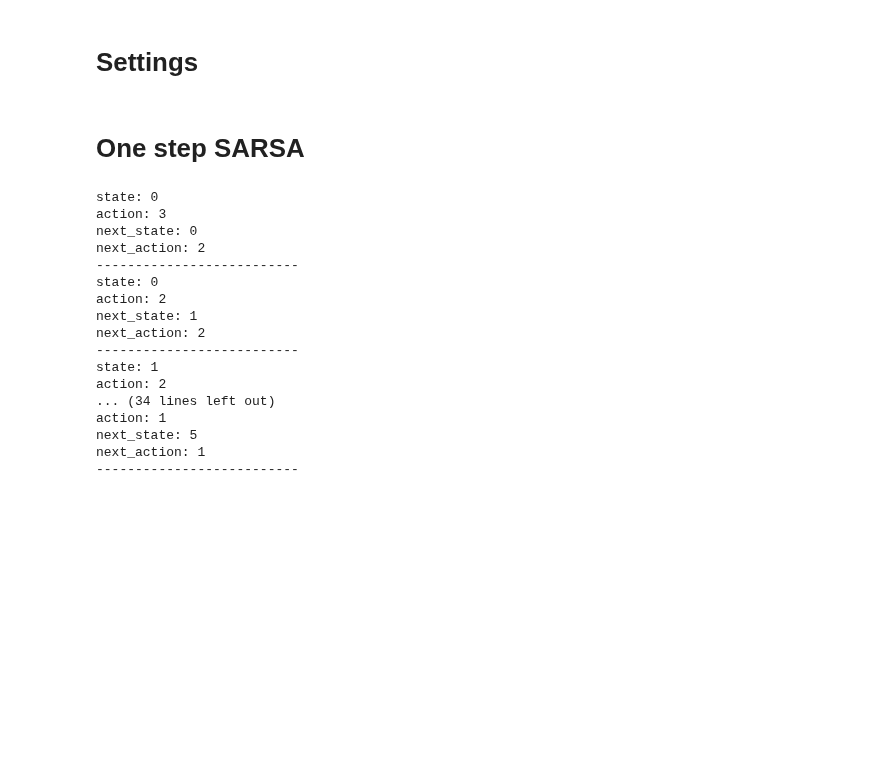
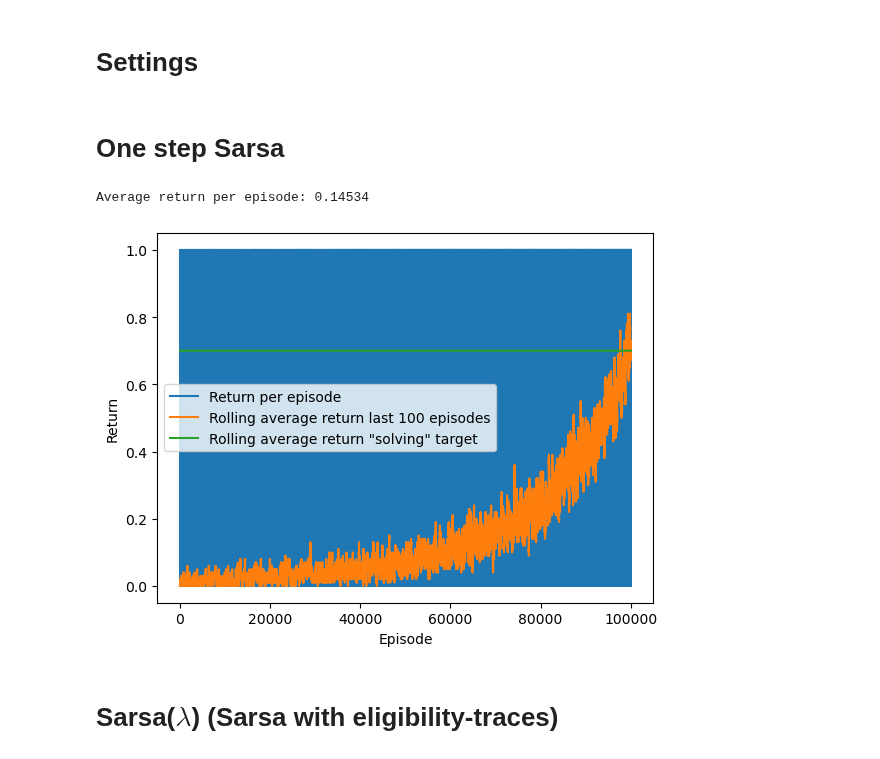
Before and after one commit to CarlFredriksson/rl-gymnasium-training, a Jupyter notebook: FrozenLake/frozen_lake_sarsa.ipynb, the cells around one changed output. Saved outputs shown, nothing was run; the diff lists cells and outputs as text; code cells hidden in the pictures; blank space fills up the shorter version.

```diff
--- a/FrozenLake/frozen_lake_sarsa.ipynb
+++ b/FrozenLake/frozen_lake_sarsa.ipynb
@@ -10,13 +10,12 @@ import numpy as np
 # Settings
 # %%
 ENVIRONMENT_ID = "FrozenLake-v1"
-NUM_EPISODES = 1
+NUM_EPISODES = 100000
 GAMMA = 1
 EPS_START = 1
-#EPS_END = 0.01
-EPS_END = 1
-NN_HIDDEN_LAYER_SIZES = [8, 4]
+EPS_END = 0.00
+LEARNING_RATE = 0.01
 RNG_SEED = 7
 random.seed(RNG_SEED)
 # %% [markdown]
-# One step SARSA
+# One step Sarsa
@@ -56,27 +22,12 @@ def train_episodic_sarsa(env, init_action_values, rng_seed, num_episodes, gamma,
 # %%
-#env = gym.make(ENVIRONMENT_ID) TODO: !!!!!!!!!!!!!!!
-env = gym.make(ENVIRONMENT_ID, is_slippery=False)
+env = gym.make(ENVIRONMENT_ID)
 env.action_space.seed(RNG_SEED)
 init_action_values = np.zeros((env.observation_space.n, env.action_space.n))
-#returns = avm.train_episodic_sarsa(env, init_action_values, RNG_SEED, NUM_EPISODES, GAMMA, EPS_START, EPS_END)
-returns = train_episodic_sarsa(env, init_action_values, RNG_SEED, NUM_EPISODES, GAMMA, EPS_START, EPS_END)
+returns = avm.train_episodic_sarsa(env, init_action_values, RNG_SEED, NUM_EPISODES, GAMMA, EPS_START, EPS_END, LEARNING_RATE)
 env.close()
-#utils.plot_returns(returns, env.spec.reward_threshold)
+utils.plot_returns(returns, env.spec.reward_threshold)
 # %% [output]
-state: 0
-action: 3
-next_state: 0
-next_action: 2
---------------------------
-state: 0
-action: 2
-next_state: 1
-next_action: 2
---------------------------
-state: 1
-action: 2
-... (34 lines left out)
-action: 1
-next_state: 5
-next_action: 1
---------------------------
+Average return per episode: 0.14534
+[figure, added]
+# %% [markdown]
+# Sarsa($\lambda$) (Sarsa with eligibility-traces)
```
Also changed, not shown: parts of 1 cell of this notebook, 1 other file.
